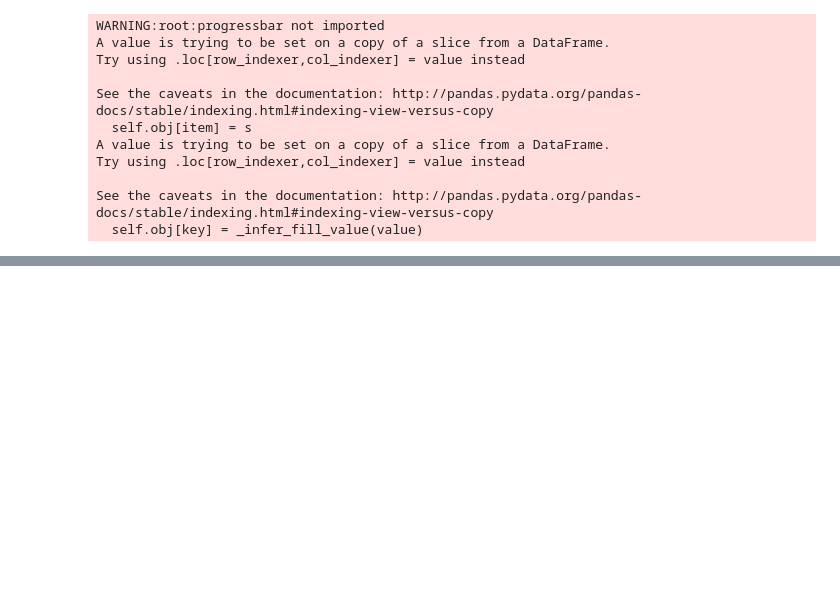
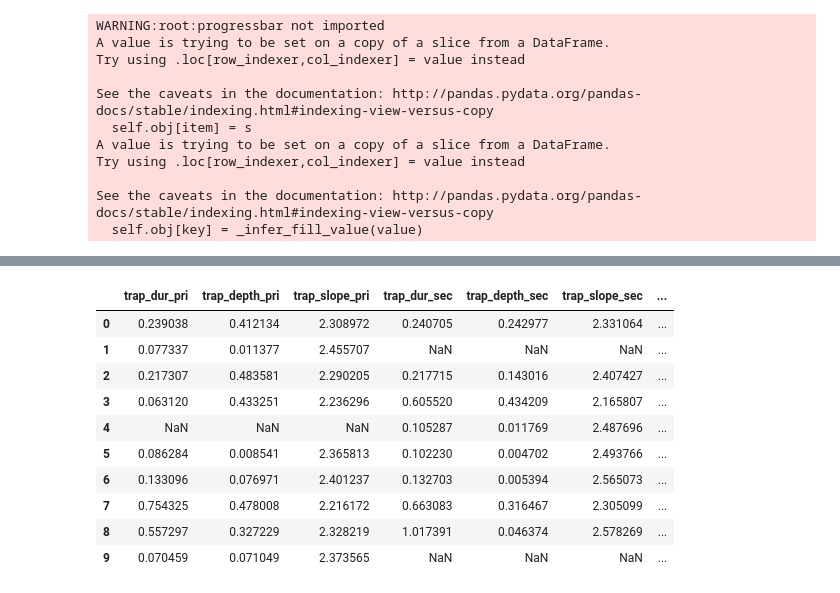
Before and after one commit to timothydmorton/exosyspop, a Jupyter notebook: Exploration.ipynb, the cells around one changed output, grey strips where cells are left out. Cells and saved outputs as stored; diff of their text form; code cells hidden in the pictures; blank space fills up the shorter version.

```diff
--- a/Exploration.ipynb
+++ b/Exploration.ipynb
@@ -456,0 +441,19 @@ pipeline.score(Xtest, ytest)
+# %%
+cols = [u'trap_dur_pri', u'trap_depth_pri',
+       u'trap_slope_pri', u'trap_dur_sec', u'trap_depth_sec',
+       u'trap_slope_sec', u'trap_dur_pri_regr', u'trap_depth_pri_regr',
+       u'trap_slope_pri_regr', u'trap_dur_sec_regr', u'trap_depth_sec_regr',
+       u'trap_slope_sec_regr']
+obs[cols].head(10)
+# %% [output]
+|  | trap_dur_pri | trap_depth_pri | trap_slope_pri | trap_dur_sec | trap_depth_sec | trap_slope_sec | ... |
+| 0 | 0.239038 | 0.412134 | 2.308972 | 0.240705 | 0.242977 | 2.331064 | ... |
+| 1 | 0.077337 | 0.011377 | 2.455707 | NaN | NaN | NaN | ... |
+| 2 | 0.217307 | 0.483581 | 2.290205 | 0.217715 | 0.143016 | 2.407427 | ... |
+| 3 | 0.063120 | 0.433251 | 2.236296 | 0.605520 | 0.434209 | 2.165807 | ... |
+| 4 | NaN | NaN | NaN | 0.105287 | 0.011769 | 2.487696 | ... |
+| 5 | 0.086284 | 0.008541 | 2.365813 | 0.102230 | 0.004702 | 2.493766 | ... |
+| 6 | 0.133096 | 0.076971 | 2.401237 | 0.132703 | 0.005394 | 2.565073 | ... |
+| 7 | 0.754325 | 0.478008 | 2.216172 | 0.663083 | 0.316467 | 2.305099 | ... |
+| 8 | 0.557297 | 0.327229 | 2.328219 | 1.017391 | 0.046374 | 2.578269 | ... |
+| 9 | 0.070459 | 0.071049 | 2.373565 | NaN | NaN | NaN | ... |
```
Also changed, not shown: parts of 14 cells of this notebook.
